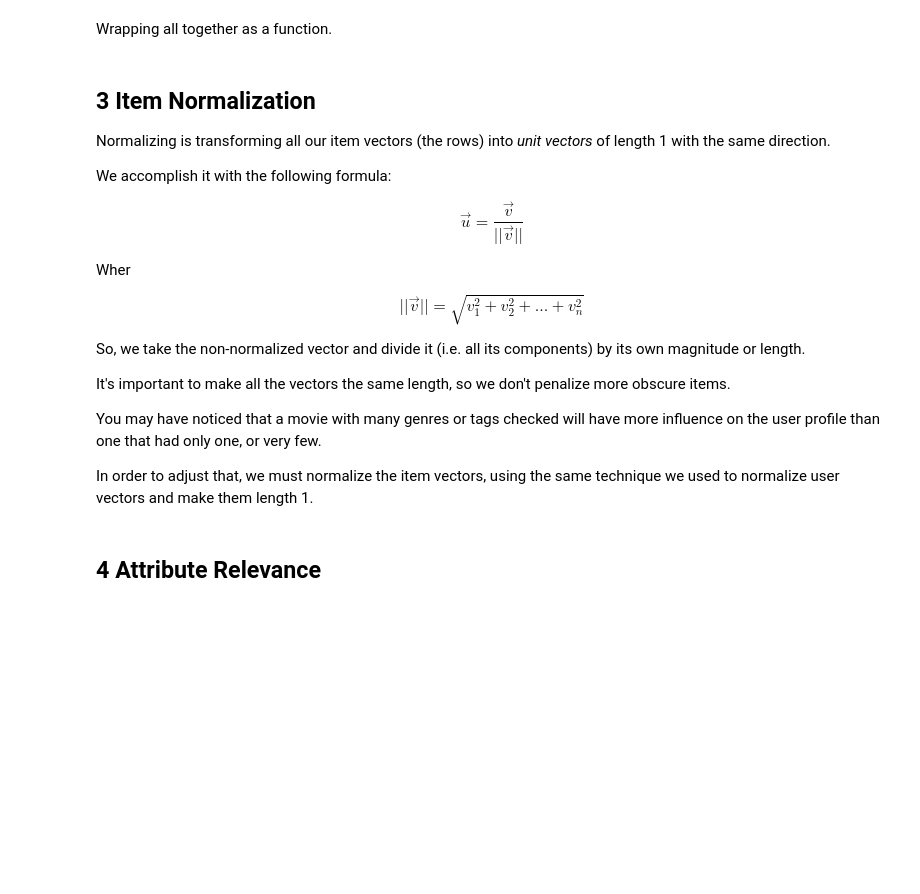
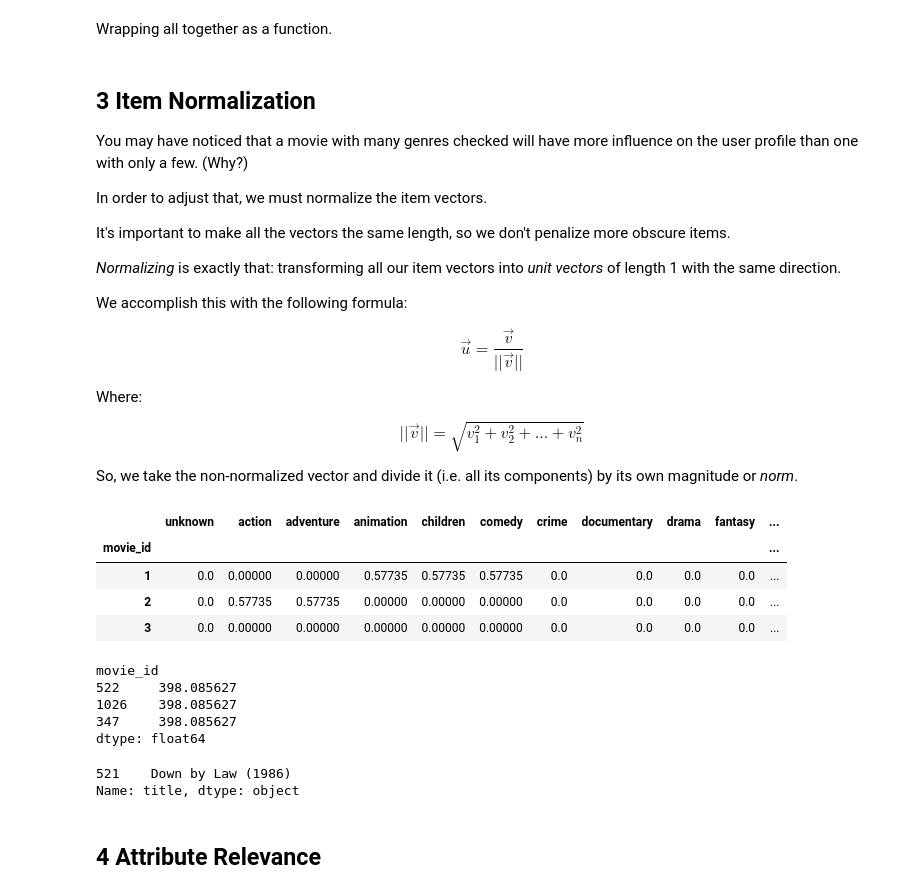
Before and after one commit to LDSSA/hackathon-4-learning, a Jupyter notebook: src/notebooks/2-content-based-recommenders.ipynb, the cells around one changed output. Saved outputs shown, nothing was run; the diff lists cells and outputs as text; code cells hidden in the pictures; blank space fills up the shorter version.

```diff
--- a/src/notebooks/2-content-based-recommenders.ipynb
+++ b/src/notebooks/2-content-based-recommenders.ipynb
@@ -336,24 +327,31 @@ predictions = make_predictions(user_profiles, items, user_id=1).head(n=3)
 # %% [markdown]
 ## 3 Item Normalization
 
-Normalizing is transforming all our item vectors (the rows) into *unit vectors* of length 1 with the same direction.
+You may have noticed that a movie with many genres checked will have more influence on the user profile than one with only a few. (Why?)
 
-We accomplish it with the following formula:
+In order to adjust that, we must normalize the item vectors.
+
+It's important to make all the vectors the same length, so we don't penalize more obscure items.
+
+*Normalizing* is exactly that: transforming all our item vectors into *unit vectors* of length 1 with the same direction.
+
+We accomplish this with the following formula:
 
 $$ \vec{u} = {\frac{\vec{v}}{||\vec{v}||}} $$
 
-Wher
+Where:
 
 $$ ||\vec{v}|| = \sqrt{v_1^2 + v_2^2 + ... + v_n^2} $$
 
-So, we take the non-normalized vector and divide it (i.e. all its components) by its own magnitude or length.
-
-It's important to make all the vectors the same length, so we don't penalize more obscure items.
-
-You may have noticed that a movie with many genres or tags checked will have more influence on the user profile than one that had only one, or very few.
-
-In order to adjust that, we must normalize the item vectors, using the same technique we used to normalize user vectors and make them length 1.
+So, we take the non-normalized vector and divide it (i.e. all its components) by its own magnitude or *norm*.
 # %%
 items_normalized = items.drop(['title'], axis=1).set_index('movie_id')
-items_normalized = items_normalized.divide(items_normalized.sum(axis=1), axis=0)
+items_norms = items_normalized.apply(lambda x: math.sqrt((x*x).sum()), axis=1)
+items_normalized = items_normalized.divide(items_norms, axis=0)
 items_normalized.head(n=3)
+# %% [output]
+|  | unknown | action | adventure | animation | children | comedy | crime | documentary | drama | fantasy | ... |
+| movie_id |  |  |  |  |  |  |  |  |  |  | ... |
+| 1 | 0.0 | 0.00000 | 0.00000 | 0.57735 | 0.57735 | 0.57735 | 0.0 | 0.0 | 0.0 | 0.0 | ... |
+| 2 | 0.0 | 0.57735 | 0.57735 | 0.00000 | 0.00000 | 0.00000 | 0.0 | 0.0 | 0.0 | 0.0 | ... |
+| 3 | 0.0 | 0.00000 | 0.00000 | 0.00000 | 0.00000 | 0.00000 | 0.0 | 0.0 | 0.0 | 0.0 | ... |
@@ -362,16 +358,31 @@ items_normalized.head(n=3).sum(axis=1)
 # %%
 def normalize_item_vectors(items):
+    items_colnames = list(items.columns.values)
     items_normalized = items.drop(['title'], axis=1).set_index('movie_id')
-    items_normalized = items_normalized.divide(items_normalized.sum(axis=1),
-                                               axis=0)
-    items_normalized = items_normalized.reset_index()
-    items_normalized = pd.concat([items.iloc[:, 0:2], items_normalized])
+    items_norms = items_normalized.apply(lambda x: math.sqrt((x*x).sum()),
+                                         axis=1)
+    items_normalized = items_normalized.divide(items_norms, axis=0)
+    items_normalized = pd.concat([items_normalized.reset_index(), items.title],
+                                 axis=1)
+    items_normalized = items_normalized[items_colnames]
     return items_normalized
 
 
 items_normalized = normalize_item_vectors(items)
 user_profiles = make_user_profiles(ratings, items_normalized)
-make_predictions(user_profiles, items_normalized, user_id=1).head(n=5)
+predictions = make_predictions(user_profiles, items_normalized, user_id=1)
+predictions.head(n=3)
+# %% [output]
+movie_id
+522     398.085627
+1026    398.085627
+347     398.085627
+dtype: float64
+# %%
+items[items.movie_id == predictions.index[0]].title
+# %% [output]
+521    Down by Law (1986)
+Name: title, dtype: object
 # %% [markdown]
 ## 4 Attribute Relevance
 # %% [markdown]
```
Also changed, not shown: parts of 4 cells of this notebook, 1 other file.
